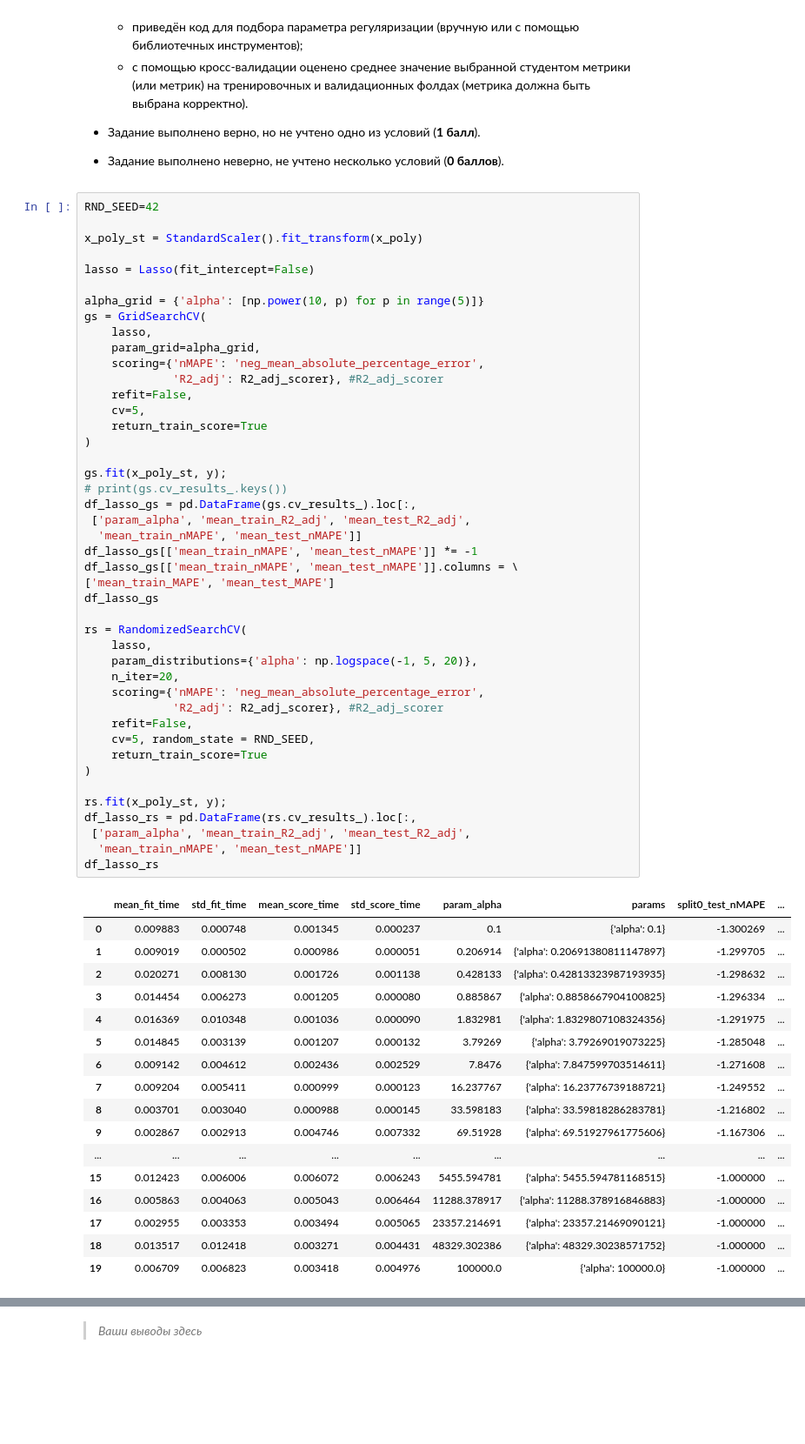
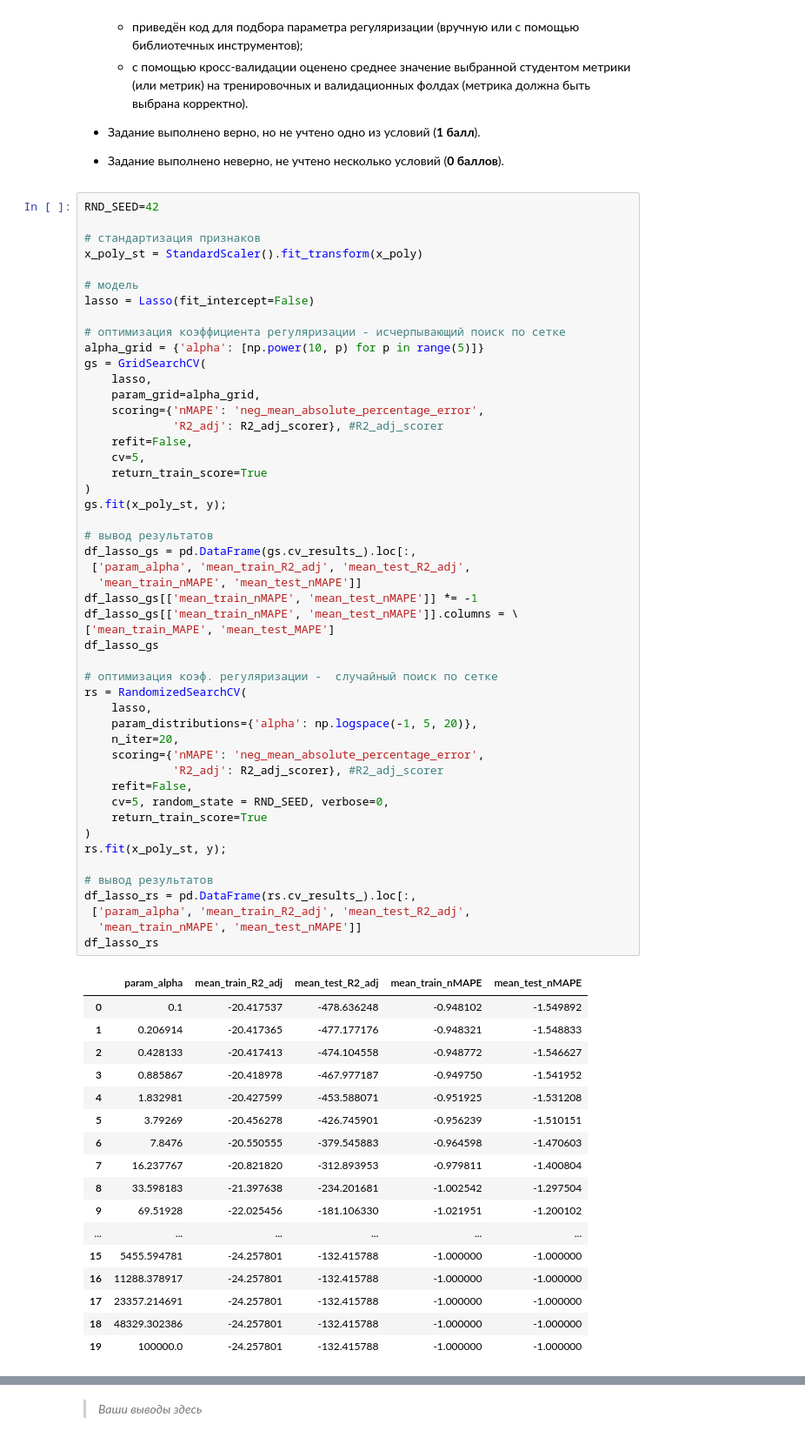
Before and after one commit to akitim/SkillFactory_current, a Jupyter notebook: MATH_ML_2_Практика_Акимкин.ipynb, the cells around one changed output, grey strips where cells are left out. Shown at 87% size. Cells and saved outputs as stored; diff of their text form; blank space fills up the shorter version.

```diff
--- a/MATH_ML_2_Практика_Акимкин.ipynb
+++ b/MATH_ML_2_Практика_Акимкин.ipynb
@@ -693,10 +693,13 @@ np.round(pd.DataFrame({'train': [MAPE_cv_train, R2_adj_cv_train],
 # %%
 RND_SEED=42
 
+# стандартизация признаков
 x_poly_st = StandardScaler().fit_transform(x_poly)
 
+# модель
 lasso = Lasso(fit_intercept=False)
 
+# оптимизация коэффициента регуляризации - исчерпывающий поиск по сетке
 alpha_grid = {'alpha': [np.power(10, p) for p in range(5)]}
 gs = GridSearchCV(
     lasso,
@@ -704,51 +707,53 @@ gs = GridSearchCV(
     scoring={'nMAPE': 'neg_mean_absolute_percentage_error',
              'R2_adj': R2_adj_scorer}, #R2_adj_scorer
     refit=False,
     cv=5,
     return_train_score=True
 )
+gs.fit(x_poly_st, y);
 
-gs.fit(x_poly_st, y);
-# print(gs.cv_results_.keys())
+# вывод результатов
 df_lasso_gs = pd.DataFrame(gs.cv_results_).loc[:,
  ['param_alpha', 'mean_train_R2_adj', 'mean_test_R2_adj',
   'mean_train_nMAPE', 'mean_test_nMAPE']]
 df_lasso_gs[['mean_train_nMAPE', 'mean_test_nMAPE']] *= -1
 df_lasso_gs[['mean_train_nMAPE', 'mean_test_nMAPE']].columns = \
 ['mean_train_MAPE', 'mean_test_MAPE']
 df_lasso_gs
 
+# оптимизация коэф. регуляризации -  случайный поиск по сетке
 rs = RandomizedSearchCV(
     lasso,
     param_distributions={'alpha': np.logspace(-1, 5, 20)},
     n_iter=20,
     scoring={'nMAPE': 'neg_mean_absolute_percentage_error',
              'R2_adj': R2_adj_scorer}, #R2_adj_scorer
     refit=False,
-    cv=5, random_state = RND_SEED,
+    cv=5, random_state = RND_SEED, verbose=0,
     return_train_score=True
 )
+rs.fit(x_poly_st, y);
 
-rs.fit(x_poly_st, y);
+# вывод результатов
 df_lasso_rs = pd.DataFrame(rs.cv_results_).loc[:,
  ['param_alpha', 'mean_train_R2_adj', 'mean_test_R2_adj',
   'mean_train_nMAPE', 'mean_test_nMAPE']]
 df_lasso_rs
 # %% [output]
-|  | mean_fit_time | std_fit_time | mean_score_time | std_score_time | param_alpha | params | split0_test_nMAPE | ... |
-| 0 | 0.009883 | 0.000748 | 0.001345 | 0.000237 | 0.1 | {'alpha': 0.1} | -1.300269 | ... |
-| 1 | 0.009019 | 0.000502 | 0.000986 | 0.000051 | 0.206914 | {'alpha': 0.20691380811147897} | -1.299705 | ... |
-| 2 | 0.020271 | 0.008130 | 0.001726 | 0.001138 | 0.428133 | {'alpha': 0.42813323987193935} | -1.298632 | ... |
-| 3 | 0.014454 | 0.006273 | 0.001205 | 0.000080 | 0.885867 | {'alpha': 0.8858667904100825} | -1.296334 | ... |
-| 4 | 0.016369 | 0.010348 | 0.001036 | 0.000090 | 1.832981 | {'alpha': 1.8329807108324356} | -1.291975 | ... |
-| 5 | 0.014845 | 0.003139 | 0.001207 | 0.000132 | 3.79269 | {'alpha': 3.79269019073225} | -1.285048 | ... |
-| 6 | 0.009142 | 0.004612 | 0.002436 | 0.002529 | 7.8476 | {'alpha': 7.847599703514611} | -1.271608 | ... |
-| 7 | 0.009204 | 0.005411 | 0.000999 | 0.000123 | 16.237767 | {'alpha': 16.23776739188721} | -1.249552 | ... |
-| 8 | 0.003701 | 0.003040 | 0.000988 | 0.000145 | 33.598183 | {'alpha': 33.59818286283781} | -1.216802 | ... |
-| 9 | 0.002867 | 0.002913 | 0.004746 | 0.007332 | 69.51928 | {'alpha': 69.51927961775606} | -1.167306 | ... |
-| ... | ... | ... | ... | ... | ... | ... | ... | ... |
-| 15 | 0.012423 | 0.006006 | 0.006072 | 0.006243 | 5455.594781 | {'alpha': 5455.594781168515} | -1.000000 | ... |
-| 16 | 0.005863 | 0.004063 | 0.005043 | 0.006464 | 11288.378917 | {'alpha': 11288.378916846883} | -1.000000 | ... |
-| 17 | 0.002955 | 0.003353 | 0.003494 | 0.005065 | 23357.214691 | {'alpha': 23357.21469090121} | -1.000000 | ... |
-| 18 | 0.013517 | 0.012418 | 0.003271 | 0.004431 | 48329.302386 | {'alpha': 48329.30238571752} | -1.000000 | ... |
-| 19 | 0.006709 | 0.006823 | 0.003418 | 0.004976 | 100000.0 | {'alpha': 100000.0} | -1.000000 | ... |
+|  | param_alpha | mean_train_R2_adj | mean_test_R2_adj | mean_train_nMAPE | mean_test_nMAPE |
+| 0 | 0.1 | -20.417537 | -478.636248 | -0.948102 | -1.549892 |
+| 1 | 0.206914 | -20.417365 | -477.177176 | -0.948321 | -1.548833 |
+| 2 | 0.428133 | -20.417413 | -474.104558 | -0.948772 | -1.546627 |
+| 3 | 0.885867 | -20.418978 | -467.977187 | -0.949750 | -1.541952 |
+| 4 | 1.832981 | -20.427599 | -453.588071 | -0.951925 | -1.531208 |
+| 5 | 3.79269 | -20.456278 | -426.745901 | -0.956239 | -1.510151 |
+| 6 | 7.8476 | -20.550555 | -379.545883 | -0.964598 | -1.470603 |
+| 7 | 16.237767 | -20.821820 | -312.893953 | -0.979811 | -1.400804 |
+| 8 | 33.598183 | -21.397638 | -234.201681 | -1.002542 | -1.297504 |
+| 9 | 69.51928 | -22.025456 | -181.106330 | -1.021951 | -1.200102 |
+| ... | ... | ... | ... | ... | ... |
+| 15 | 5455.594781 | -24.257801 | -132.415788 | -1.000000 | -1.000000 |
+| 16 | 11288.378917 | -24.257801 | -132.415788 | -1.000000 | -1.000000 |
+| 17 | 23357.214691 | -24.257801 | -132.415788 | -1.000000 | -1.000000 |
+| 18 | 48329.302386 | -24.257801 | -132.415788 | -1.000000 | -1.000000 |
+| 19 | 100000.0 | -24.257801 | -132.415788 | -1.000000 | -1.000000 |
```
Also changed, not shown: parts of 1 cell of this notebook.
